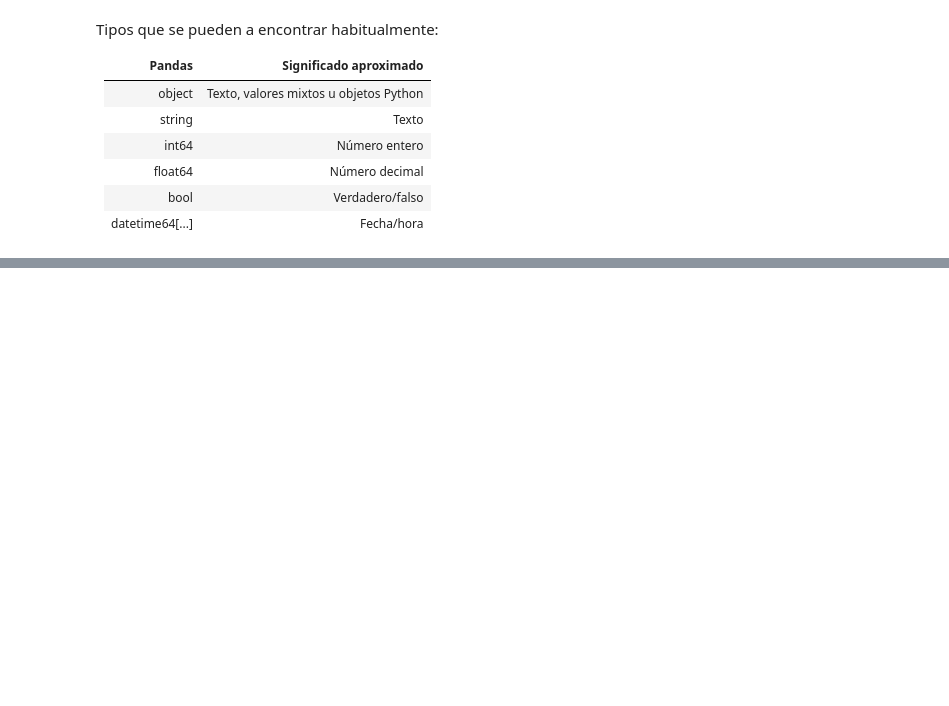
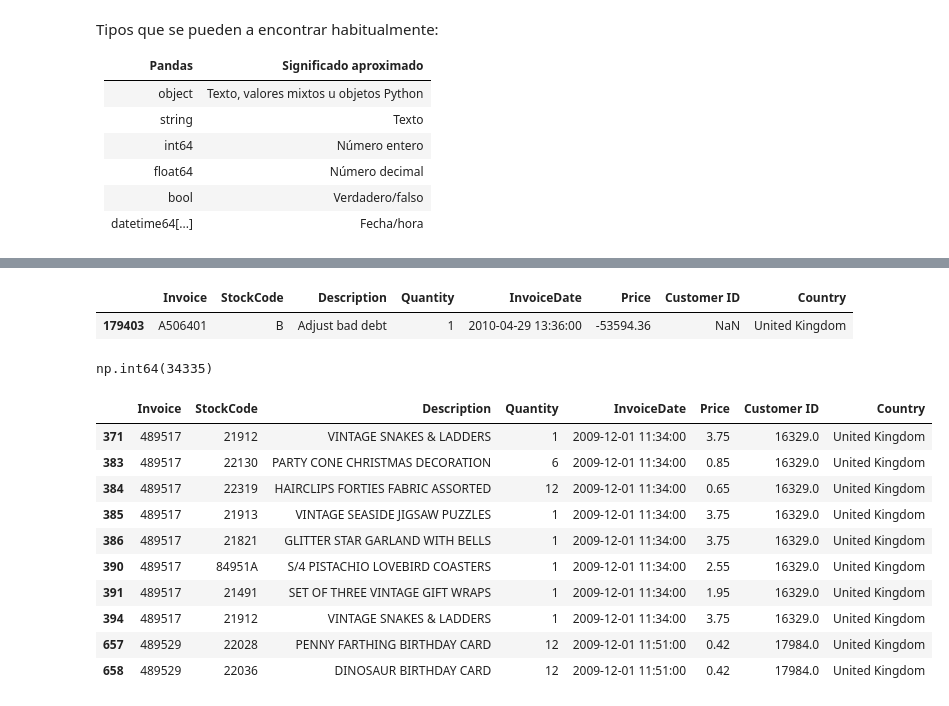
Before and after one commit to solangefranco-data/customer-intelligence-analytics, a Jupyter notebook: notebooks/01_data_exploration.ipynb, the cells around one changed output, grey strips where cells are left out. Drawn from its saved outputs; the diff is of its cells as text; code cells hidden in the pictures; blank space fills up the shorter version.

```diff
--- a/notebooks/01_data_exploration.ipynb
+++ b/notebooks/01_data_exploration.ipynb
@@ -160,0 +301,30 @@ df_all
+# %%
+# trato de buscar la Factura que tiene la descripcion Adjust bad debt en el dataframe general para saber si ese ajuste es sobre la misma factura que tiene el precio negativo
+
+df_all[df_all['Invoice'] == 'A506401']
+# %% [output]
+|  | Invoice | StockCode | Description | Quantity | InvoiceDate | Price | Customer ID | Country |
+| 179403 | A506401 | B | Adjust bad debt | 1 | 2010-04-29 13:36:00 | -53594.36 | NaN | United Kingdom |
+# %%
+df_all.duplicated().sum()
+
+# Me está diciendo:
+
+# Encontré 34.335 filas que son exactamente iguales a una fila anterior considerando todas las columnas
+# %% [output]
+np.int64(34335)
+# %%
+# vemos un par de casos duplicados para ver si son realmente iguales o si hay alguna diferencia en alguna columna
+df_all[df_all.duplicated()].head(10)
+# %% [output]
+|  | Invoice | StockCode | Description | Quantity | InvoiceDate | Price | Customer ID | Country |
+| 371 | 489517 | 21912 | VINTAGE SNAKES & LADDERS | 1 | 2009-12-01 11:34:00 | 3.75 | 16329.0 | United Kingdom |
+| 383 | 489517 | 22130 | PARTY CONE CHRISTMAS DECORATION | 6 | 2009-12-01 11:34:00 | 0.85 | 16329.0 | United Kingdom |
+| 384 | 489517 | 22319 | HAIRCLIPS FORTIES FABRIC ASSORTED | 12 | 2009-12-01 11:34:00 | 0.65 | 16329.0 | United Kingdom |
+| 385 | 489517 | 21913 | VINTAGE SEASIDE JIGSAW PUZZLES | 1 | 2009-12-01 11:34:00 | 3.75 | 16329.0 | United Kingdom |
+| 386 | 489517 | 21821 | GLITTER STAR GARLAND WITH BELLS | 1 | 2009-12-01 11:34:00 | 3.75 | 16329.0 | United Kingdom |
+| 390 | 489517 | 84951A | S/4 PISTACHIO LOVEBIRD COASTERS | 1 | 2009-12-01 11:34:00 | 2.55 | 16329.0 | United Kingdom |
+| 391 | 489517 | 21491 | SET OF THREE VINTAGE GIFT WRAPS | 1 | 2009-12-01 11:34:00 | 1.95 | 16329.0 | United Kingdom |
+| 394 | 489517 | 21912 | VINTAGE SNAKES & LADDERS | 1 | 2009-12-01 11:34:00 | 3.75 | 16329.0 | United Kingdom |
+| 657 | 489529 | 22028 | PENNY FARTHING BIRTHDAY CARD | 12 | 2009-12-01 11:51:00 | 0.42 | 17984.0 | United Kingdom |
+| 658 | 489529 | 22036 | DINOSAUR BIRTHDAY CARD | 12 | 2009-12-01 11:51:00 | 0.42 | 17984.0 | United Kingdom |
```
Also changed, not shown: parts of 19 cells of this notebook.
